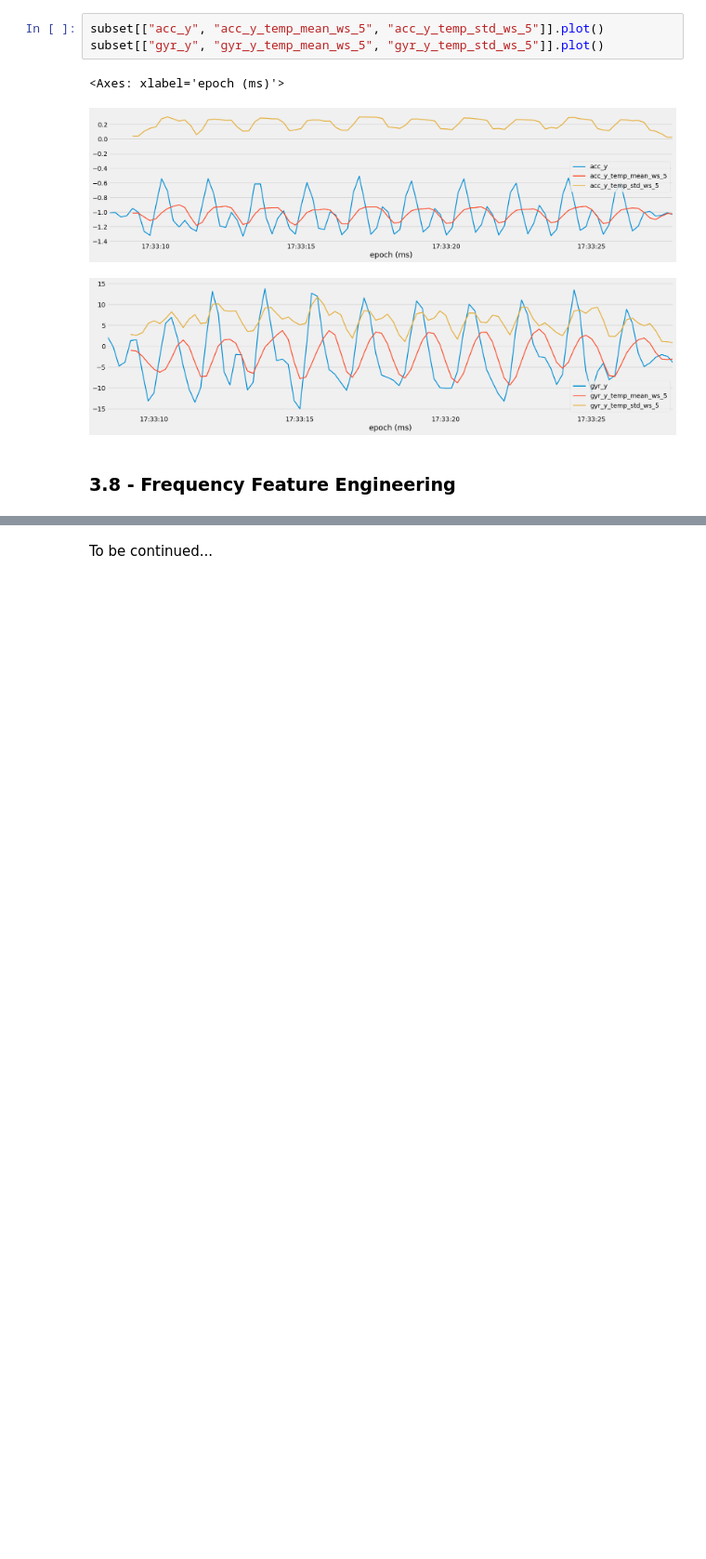
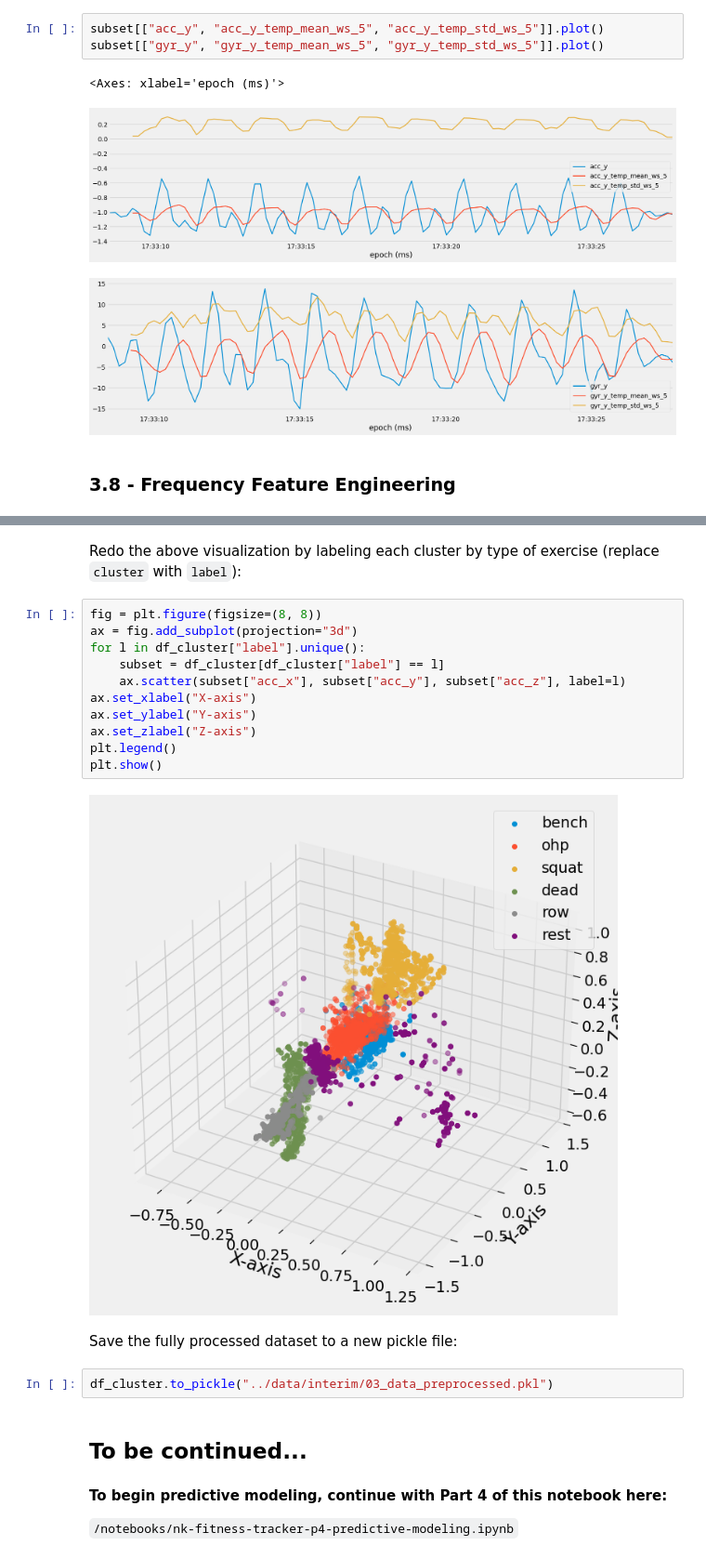
Before and after one commit to nkeblawi/nk-fitness-tracker, a Jupyter notebook: notebooks/nk-fitness-tracker-p3-feature-engineering.ipynb, the cells around one changed output, grey strips where cells are left out. Shown at 93% size. Saved outputs shown, nothing was run; the diff lists cells and outputs as text; blank space fills up the shorter version.

```diff
--- a/notebooks/nk-fitness-tracker-p3-feature-engineering.ipynb
+++ b/notebooks/nk-fitness-tracker-p3-feature-engineering.ipynb
@@ -281,2 +484,25 @@ subset[["gyr_y", "gyr_y_temp_mean_ws_5", "gyr_y_temp_std_ws_5"]].plot()
+# %% [markdown]
+Redo the above visualization by labeling each cluster by type of exercise (replace `cluster` with `label`):
+# %%
+fig = plt.figure(figsize=(8, 8))
+ax = fig.add_subplot(projection="3d")
+for l in df_cluster["label"].unique():
+    subset = df_cluster[df_cluster["label"] == l]
+    ax.scatter(subset["acc_x"], subset["acc_y"], subset["acc_z"], label=l)
+ax.set_xlabel("X-axis")
+ax.set_ylabel("Y-axis")
+ax.set_zlabel("Z-axis")
+plt.legend()
+plt.show()
+# %% [output]
+[figure, added]
+# %% [markdown]
+Save the fully processed dataset to a new pickle file:
+# %%
+df_cluster.to_pickle("../data/interim/03_data_preprocessed.pkl")
 # %% [markdown]
-To be continued...
+## To be continued...
+# %% [markdown]
+**To begin predictive modeling, continue with Part 4 of this notebook here:**
+
+`/notebooks/nk-fitness-tracker-p4-predictive-modeling.ipynb`
```
Also changed, not shown: parts of 28 cells of this notebook, 3 other files.
